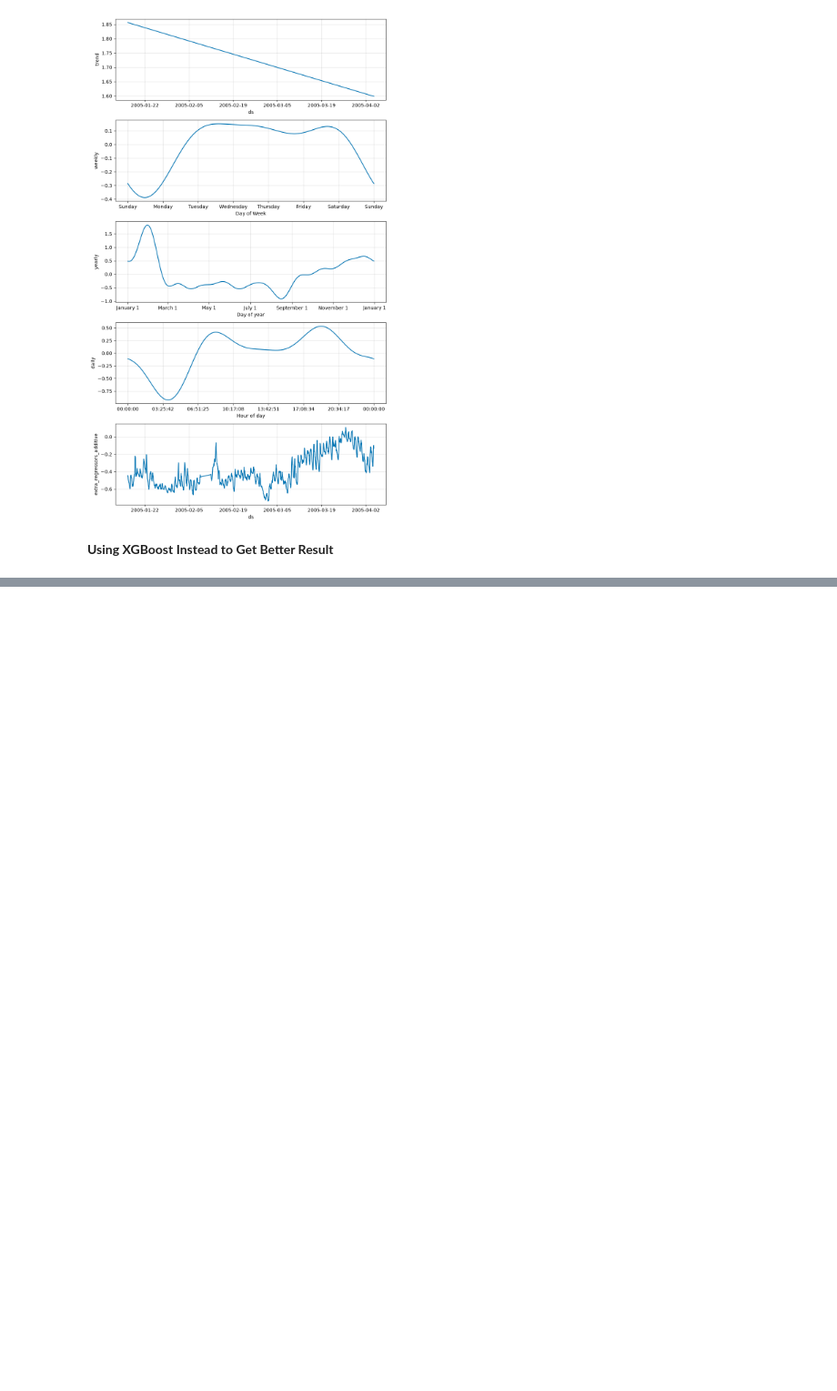
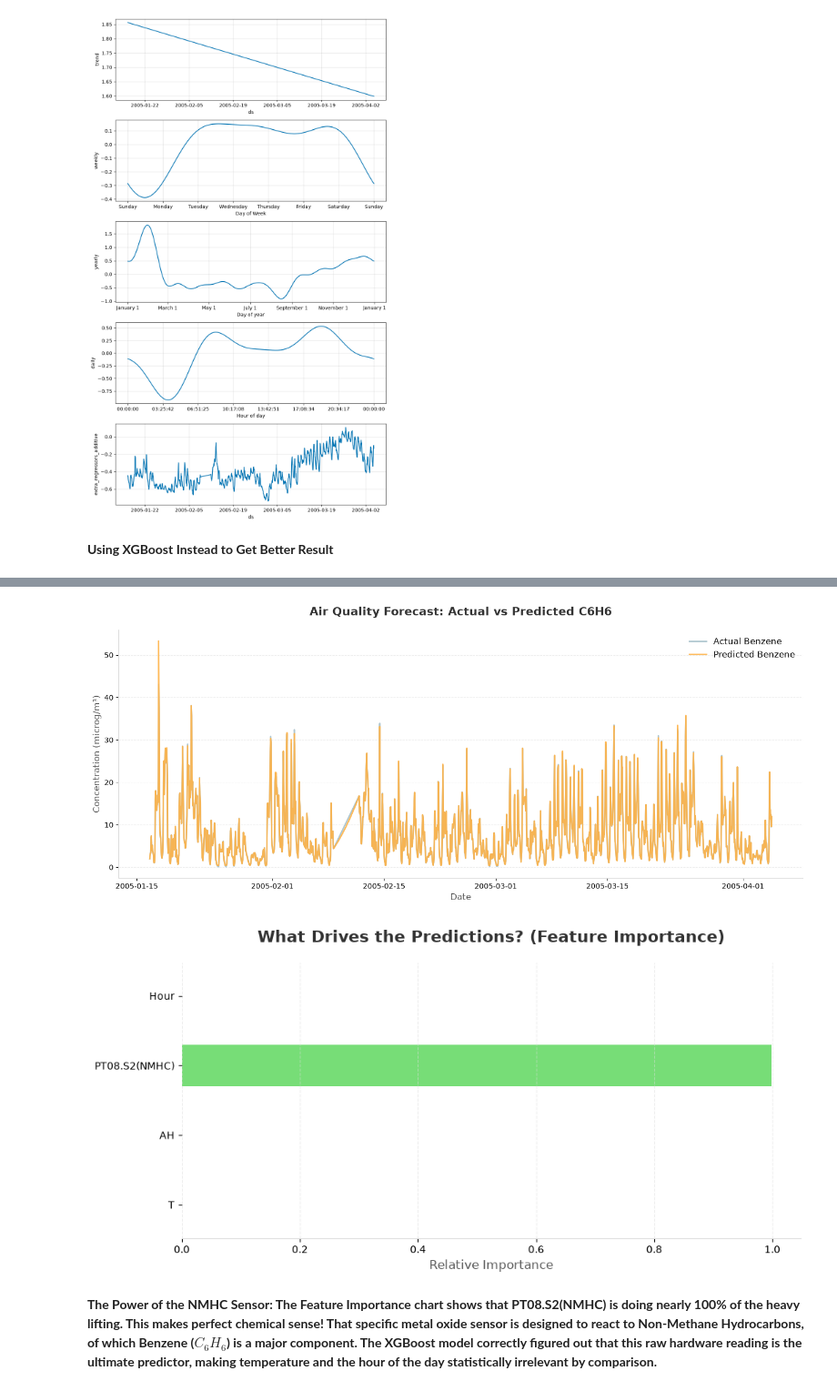
Before and after one commit to Deepanker005/Aqi_Forecast, a Jupyter notebook: AQI Forecast.ipynb, the cells around one changed output, grey strips where cells are left out. Shown at 91% size. Drawn from its saved outputs; the diff is of its cells as text; code cells hidden in the pictures; blank space fills up the shorter version.

Commit message:
Plotting XGBoost Results

```diff
--- a/AQI Forecast.ipynb
+++ b/AQI Forecast.ipynb
@@ -512,0 +508,61 @@ task: <Task pending name='Task-1025' coro=<Kernel.shell_main() running at B:\AQI
+# %%
+import matplotlib.pyplot as plt
+import pandas as pd
+
+# ---------------------------------------------------------
+# 1. Ploting: Actual vs Predicted (Time Series)
+# ---------------------------------------------------------
+# Grab the dates corresponding to our test set
+test_dates = df['ds'].iloc[split_index:]
+
+fig, ax = plt.subplots(figsize=(14, 6))
+
+# Using muted pastel colors: Pastel Blue for actual, Pastel Orange for predicted
+ax.plot(test_dates, y_test, color='#AEC6CF', label='Actual Benzene', linewidth=2)
+ax.plot(test_dates, xgb_preds, color='#FFB347', label='Predicted Benzene', linewidth=2, alpha=0.9)
+
+
+ax.set_title('Air Quality Forecast: Actual vs Predicted C6H6', fontsize=16, pad=20, fontweight='bold', color='#333333')
+ax.set_ylabel('Concentration (microg/m³)', fontsize=12, color='#555555')
+ax.set_xlabel('Date', fontsize=12, color='#555555')
+
+# Remove heavy borders for a flat vector look
+ax.spines['top'].set_visible(False)
+ax.spines['right'].set_visible(False)
+ax.spines['left'].set_color('#DDDDDD')
+ax.spines['bottom'].set_color('#DDDDDD')
+
+ax.grid(axis='y', linestyle='--', alpha=0.5, color='#DDDDDD')
+ax.legend(frameon=False, fontsize=12)
+
+plt.tight_layout()
+plt.show()
+
+# ---------------------------------------------------------
+# 2. Ploting: Feature Importance
+# ---------------------------------------------------------
+fig2, ax2 = plt.subplots(figsize=(10, 5))
+
+# Extracting feature importances from the XGBoost model
+importances = xgb_model.feature_importances_
+features_list = X.columns
+
+# Creating a clean horizontal bar chart using a pastel green
+bars = ax2.barh(features_list, importances, color='#77DD77', height=0.6)
+
+ax2.set_title('What Drives the Predictions? (Feature Importance)', fontsize=16, pad=20, fontweight='bold', color='#333333')
+ax2.set_xlabel('Relative Importance', fontsize=12, color='#555555')
+
+ax2.spines['top'].set_visible(False)
+ax2.spines['right'].set_visible(False)
+ax2.spines['left'].set_visible(False)
+ax2.spines['bottom'].set_color('#DDDDDD')
+ax2.grid(axis='x', linestyle='--', alpha=0.5, color='#DDDDDD')
+
+plt.tight_layout()
+plt.show()
+# %% [output]
+[figure, added]
+[figure, added]
+# %% [markdown]
+**The Power of the NMHC Sensor: The Feature Importance chart shows that PT08.S2(NMHC) is doing nearly 100% of the heavy lifting. This makes perfect chemical sense! That specific metal oxide sensor is designed to react to Non-Methane Hydrocarbons, of which Benzene ($C_6H_6$) is a major component. The XGBoost model correctly figured out that this raw hardware reading is the ultimate predictor, making temperature and the hour of the day statistically irrelevant by comparison.**
```
Also changed, not shown: parts of 1 cell of this notebook.
